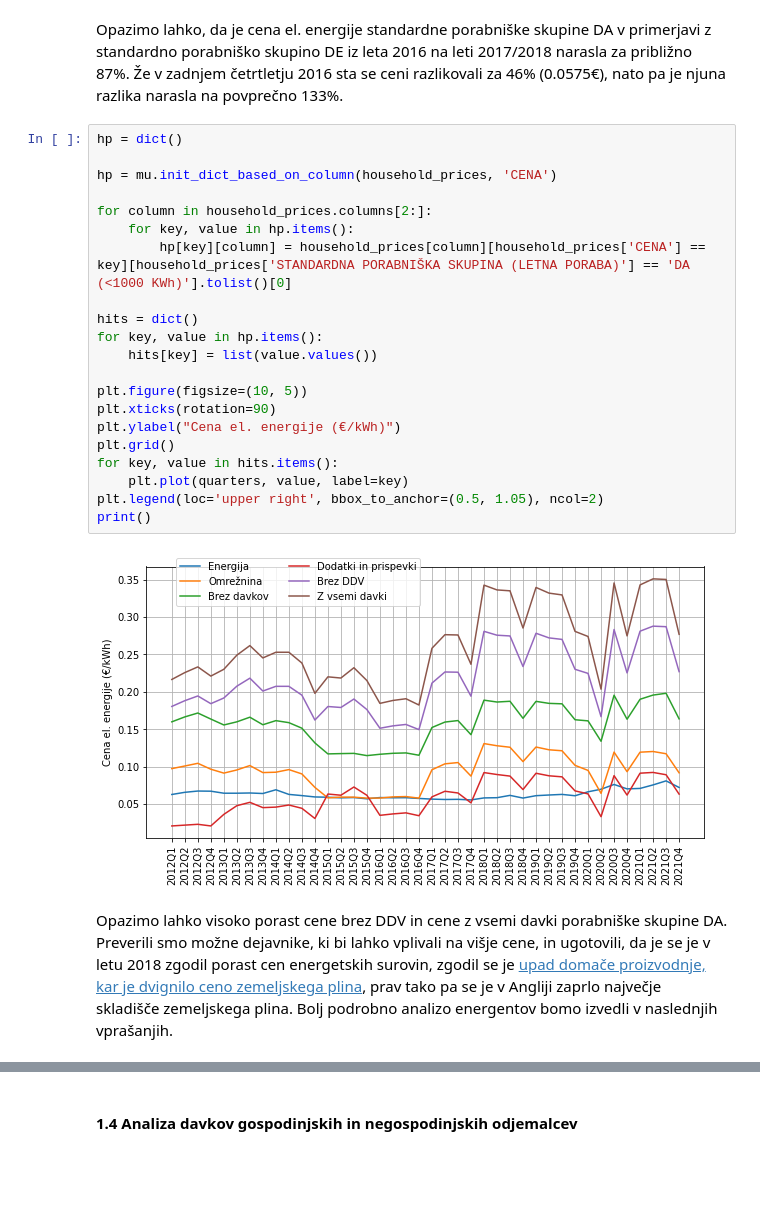
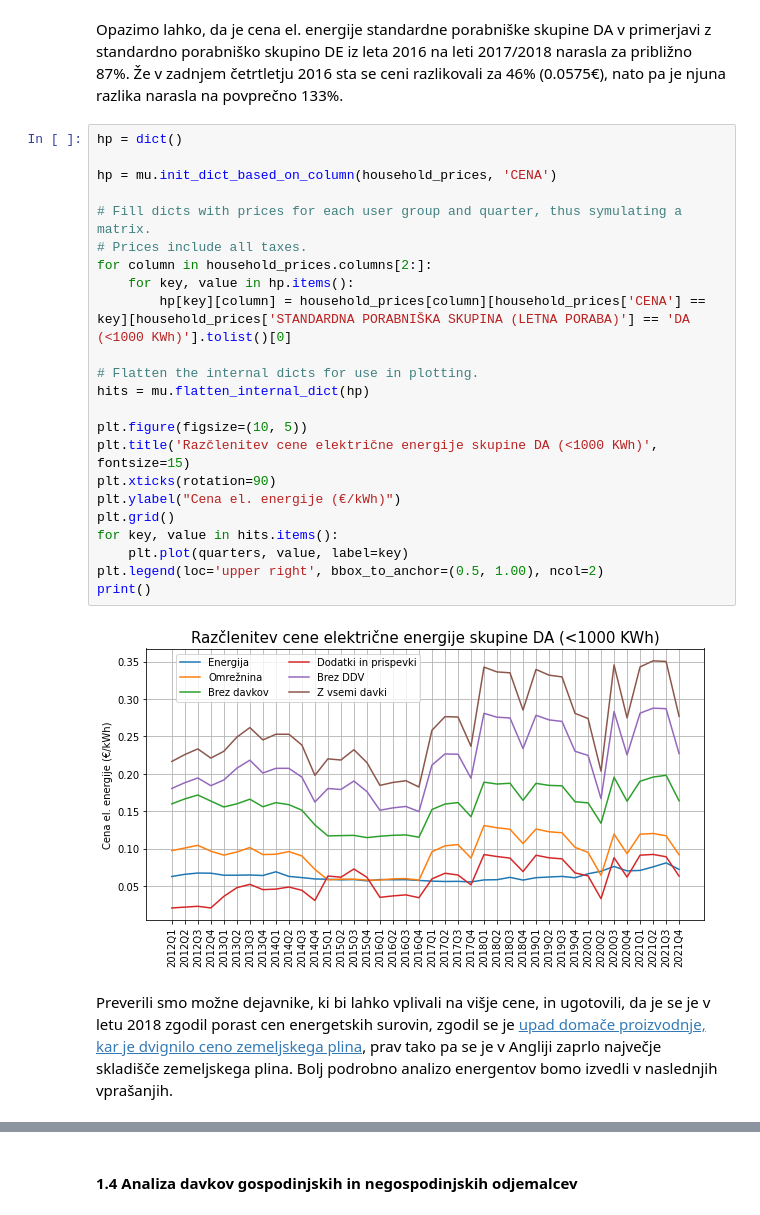
Before and after one commit to cugalord/PR21_NVZ-LS-BK-NZ, a Jupyter notebook: src/price_comparison.ipynb, the cells around one changed output, grey strips where cells are left out. Saved outputs shown, nothing was run; the diff lists cells and outputs as text; blank space fills up the shorter version.

```diff
--- a/src/price_comparison.ipynb
+++ b/src/price_comparison.ipynb
@@ -170,25 +174,27 @@ Opazimo lahko, da je cena el. energije standardne porabniške skupine DA v prime
 # %%
 hp = dict()
 
 hp = mu.init_dict_based_on_column(household_prices, 'CENA')
 
+# Fill dicts with prices for each user group and quarter, thus symulating a matrix.
+# Prices include all taxes.
 for column in household_prices.columns[2:]:
     for key, value in hp.items():
         hp[key][column] = household_prices[column][household_prices['CENA'] == key][household_prices['STANDARDNA PORABNIŠKA SKUPINA (LETNA PORABA)'] == 'DA (<1000 KWh)'].tolist()[0]
 
-hits = dict()
-for key, value in hp.items():
-    hits[key] = list(value.values())
+# Flatten the internal dicts for use in plotting.
+hits = mu.flatten_internal_dict(hp)
 
 plt.figure(figsize=(10, 5))
+plt.title('Razčlenitev cene električne energije skupine DA (<1000 KWh)', fontsize=15)
 plt.xticks(rotation=90)
 plt.ylabel("Cena el. energije (€/kWh)")
 plt.grid()
 for key, value in hits.items():
     plt.plot(quarters, value, label=key)
-plt.legend(loc='upper right', bbox_to_anchor=(0.5, 1.05), ncol=2)
+plt.legend(loc='upper right', bbox_to_anchor=(0.5, 1.00), ncol=2)
 print()
 # %% [output]
-[figure, old version]
+[figure, new version]
 # %% [markdown]
-Opazimo lahko visoko porast cene brez DDV in cene z vsemi davki porabniške skupine DA. Preverili smo možne dejavnike, ki bi lahko vplivali na višje cene, in ugotovili, da je se je v letu 2018 zgodil porast cen energetskih surovin, zgodil se je [upad domače proizvodnje, kar je dvignilo ceno zemeljskega plina](https://www.gzs.si/Portals/SN-informacije-Pomoc/Vsebine/GG/december-2018/65.pdf), prav tako pa se je v Angliji zaprlo največje skladišče zemeljskega plina. Bolj podrobno analizo energentov bomo izvedli v naslednjih vprašanjih.
+Preverili smo možne dejavnike, ki bi lahko vplivali na višje cene, in ugotovili, da je se je v letu 2018 zgodil porast cen energetskih surovin, zgodil se je [upad domače proizvodnje, kar je dvignilo ceno zemeljskega plina](https://www.gzs.si/Portals/SN-informacije-Pomoc/Vsebine/GG/december-2018/65.pdf), prav tako pa se je v Angliji zaprlo največje skladišče zemeljskega plina. Bolj podrobno analizo energentov bomo izvedli v naslednjih vprašanjih.
```
Also changed, not shown: parts of 19 cells of this notebook.
